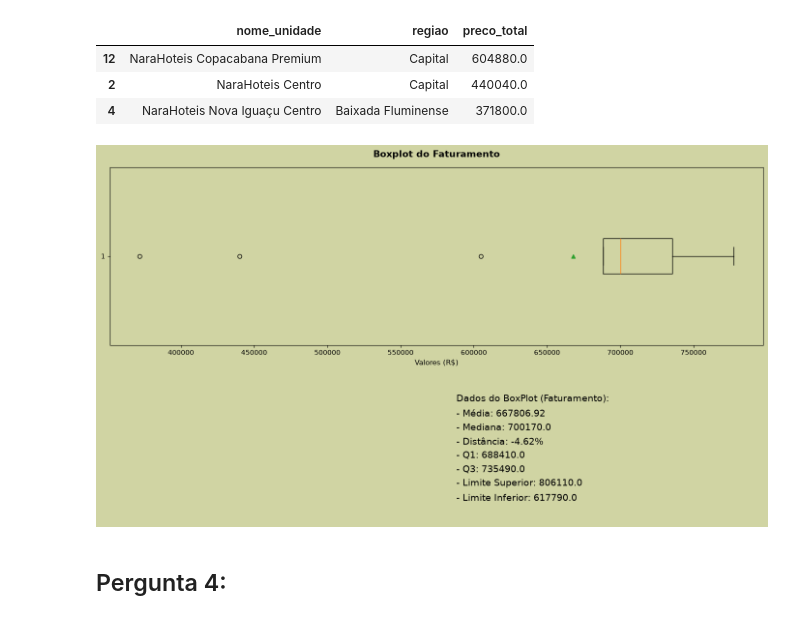
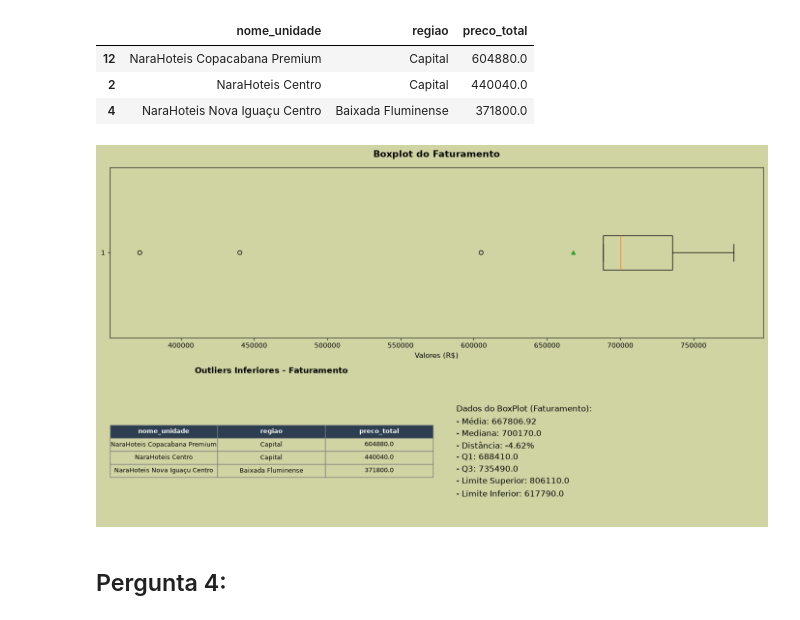
Before and after one commit to IanSeedd/Narahoteis, a Jupyter notebook: notebooks/consulta/consulta.ipynb, the cells around one changed output. Cells and saved outputs as stored; diff of their text form; code cells hidden in the pictures.

```diff
--- a/notebooks/consulta/consulta.ipynb
+++ b/notebooks/consulta/consulta.ipynb
@@ -369,0 +371,3 @@ no_show_total
+# %%
+df_noshow = pd.read_csv('../../dados/extra/sqloverbookingNS.csv', sep=',')
+df_semns = pd.read_csv('../../dados/extra/sqloverbooking.csv', sep=',')
@@ -403,8 +437,12 @@ outliers_inf_fat
 | 2 | NaraHoteis Centro | Capital | 440040.0 |
 | 4 | NaraHoteis Nova Iguaçu Centro | Baixada Fluminense | 371800.0 |
 # %%
+import matplotlib.pyplot as plt
+from matplotlib.gridspec import GridSpec
+
 cor_fundo_ppt = "#D0D4A3FF"
 cor_texto = "#030303"
+minhas_cores = ['#2C3E50', '#34495E', '#4A90E2', '#5DADE2', '#3498DB', '#2980B9', '#1B4F72']
 
 # Criando a figura com GridSpec (2 linhas, 2 colunas)
 fig = plt.figure(figsize=(14, 8), facecolor=cor_fundo_ppt)
@@ -419,44 +457,71 @@ ax_grafico.set_title(
     "Boxplot do Faturamento", fontsize=14, color=cor_texto, pad=15, fontweight="bold"
 )
 ax_grafico.set_xlabel("Valores (R$)", fontsize=11, color=cor_texto)
+
+# Ajustando as bordas e ticks do boxplot para o tema
+ax_grafico.tick_params(colors=cor_texto, labelsize=10)
+for spine in ax_grafico.spines.values():
+    spine.set_color(cor_texto)
 
 # 2. Informações de Texto estatísticas na coordenada inferior direita [1, 1]
 ax_texto = fig.add_subplot(gs[1, 1])
 ax_texto.set_facecolor(cor_fundo_ppt)
 ax_texto.axis("off")
 
 texto_explicativo = (
     "Dados do BoxPlot (Faturamento):\n"
     f"- Média: {media_fat:.2f}\n"
     f"- Mediana: {mediana_fat}\n"
     f"- Distância: {distancia:.2%}\n"
     f"- Q1: {q1_fat}\n"
     f"- Q3: {q3_fat}\n"
     f"- Limite Superior: {l_sup_fat}\n"
     f"- Limite Inferior: {l_inf_fat}"
 )
 
 ax_texto.text(
     0.05,
     0.5,
     texto_explicativo,
-    fontsize=14,
+    fontsize=12,
     color=cor_texto,
     va="center",
     ha="left",
     family="sans-serif",
     linespacing=1.5,
 )
 
-# 3. Espaço vazio na coordenada inferior esquerda [1, 0] (substituindo a tabela)
-ax_vazio = fig.add_subplot(gs[1, 0])
-ax_vazio.set_facecolor(cor_fundo_ppt)
-ax_vazio.axis("off")
+# 3. Adicionando o df de outliers_inf_fat na coordenada inferior esquerda [1, 0]
+ax_tabela = fig.add_subplot(gs[1, 0])
+ax_tabela.set_facecolor(cor_fundo_ppt)
+ax_tabela.axis("off")
+
+tabela = ax_tabela.table(
+    cellText=outliers_inf_fat.values,
+    colLabels=outliers_inf_fat.columns,
+    loc='center',
+    cellLoc='center'
+)
+
+tabela.auto_set_font_size(False)
+tabela.set_fontsize(9)
+tabela.scale(1, 1.4)
+
+for key, cell in tabela.get_celld().items():
+    cell.set_text_props(color=cor_texto)
+    cell.set_edgecolor('gray')
+    if key[0] == 0:  # Cabeçalho da tabela
+        cell.set_facecolor(minhas_cores[0])
+        cell.set_text_props(color='white', fontweight='bold')
+    else:  # Células de dados
+        cell.set_facecolor(cor_fundo_ppt)
+
+ax_tabela.set_title("Outliers Inferiores - Faturamento", fontsize=12, color=cor_texto, fontweight="bold", pad=10)
 
 plt.tight_layout()
 plt.show()
 # %% [output]
-[figure, old version]
+[figure, new version]
 # %% [markdown]
 ## Pergunta 4:
 # %% [markdown]
```
Also changed, not shown: parts of 25 cells of this notebook, 12 other files.
